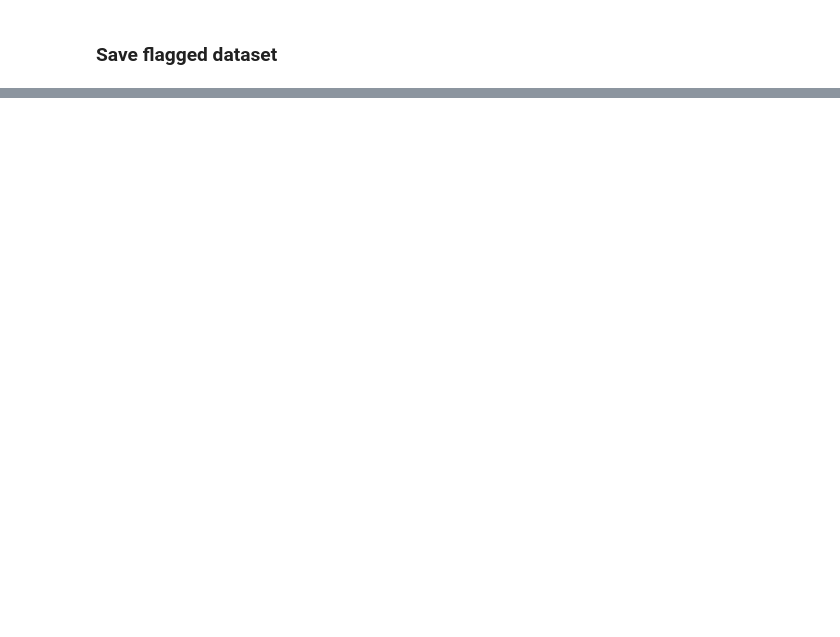
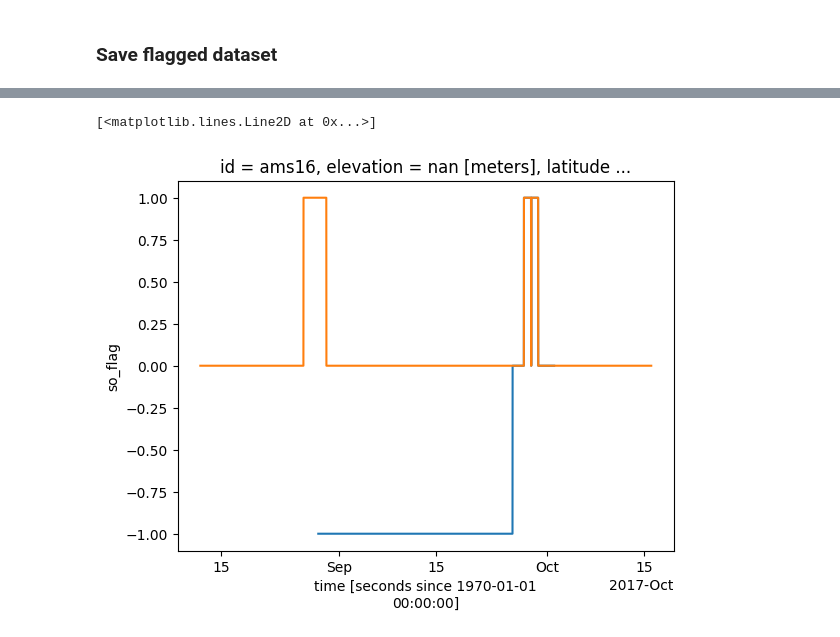
Before and after one commit to OpenSenseAction/pypwsqc, a Jupyter notebook: docs/notebooks/Station_Outlier_filter.ipynb, the cells around one changed output, grey strips where cells are left out. Saved outputs shown, nothing was run; the diff lists cells and outputs as text; code cells hidden in the pictures; blank space fills up the shorter version.

```diff
--- a/docs/notebooks/Station_Outlier_filter.ipynb
+++ b/docs/notebooks/Station_Outlier_filter.ipynb
@@ -192,0 +203,12 @@ ds_pws_flagged.to_netcdf("so_flagged_dataset.nc")
+# %%
+ds_test = ds_test.sel(time=slice("2017-08-29", "2017-10-01"))
+# %%
+result = pypwsqc.flagging.so_filter(
+    ds_pws=ds_test,
+    distance_matrix=distance_matrix,
+    evaluation_period=evaluation_period,
+    mmatch=200,
+    gamma=0.15,
+    n_stat=5,
+    max_distance=10e3,
+)
@@ -192,0 +224,3 @@ ds_pws_flagged.to_netcdf("so_flagged_dataset.nc")
+# %%
+ds_expected = xr.open_dataset("../../tests/expected_array_so_bias.nc")
+ds_expected
@@ -192,0 +242,6 @@ ds_pws_flagged.to_netcdf("so_flagged_dataset.nc")
+# %%
+result.sel(id="ams16").so_flag.plot()
+ds_expected.so_flag.plot()
+# %% [output]
+[<matplotlib.lines.Line2D at 0x...>]
+[figure, added]
```
Also changed, not shown: parts of 5 cells of this notebook.
